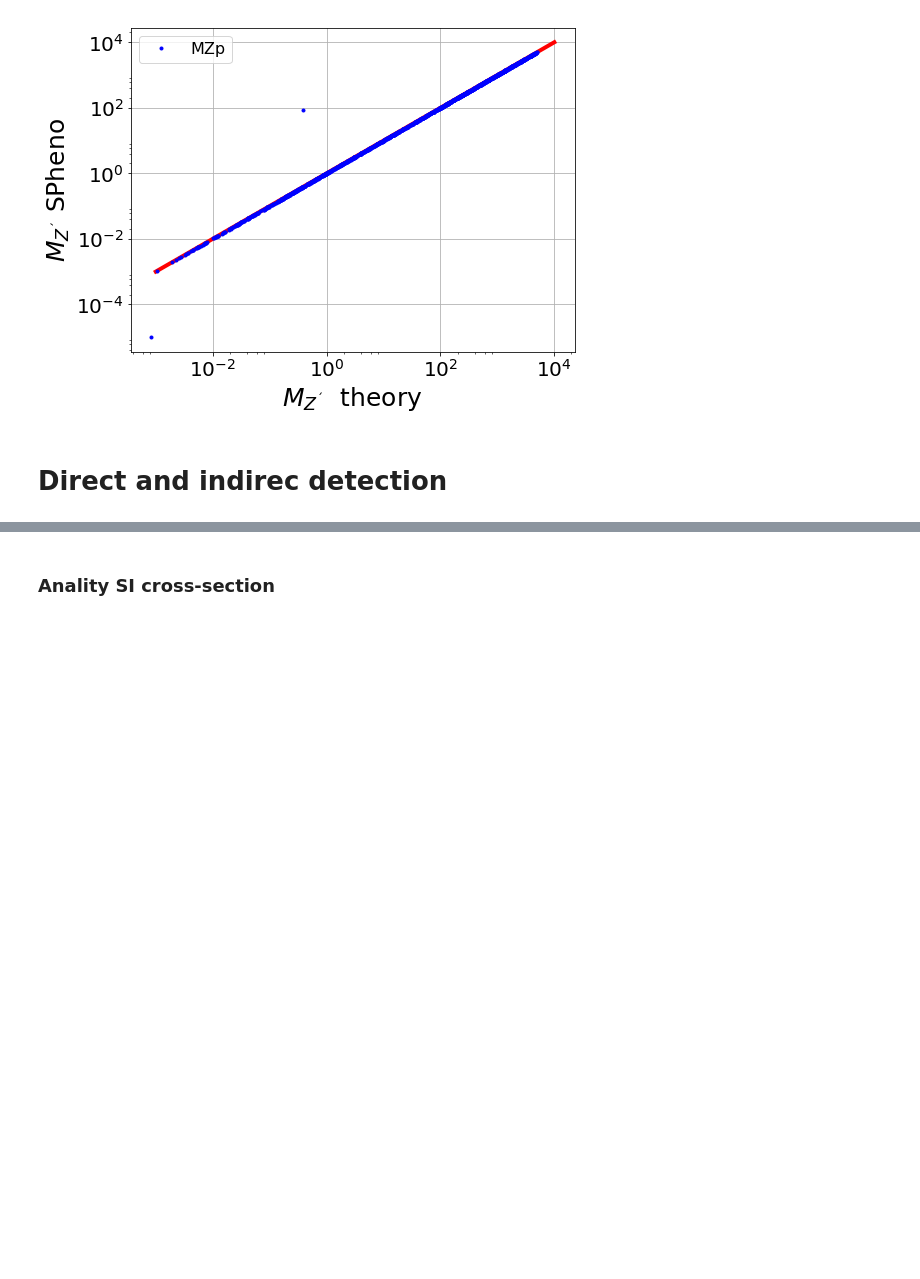
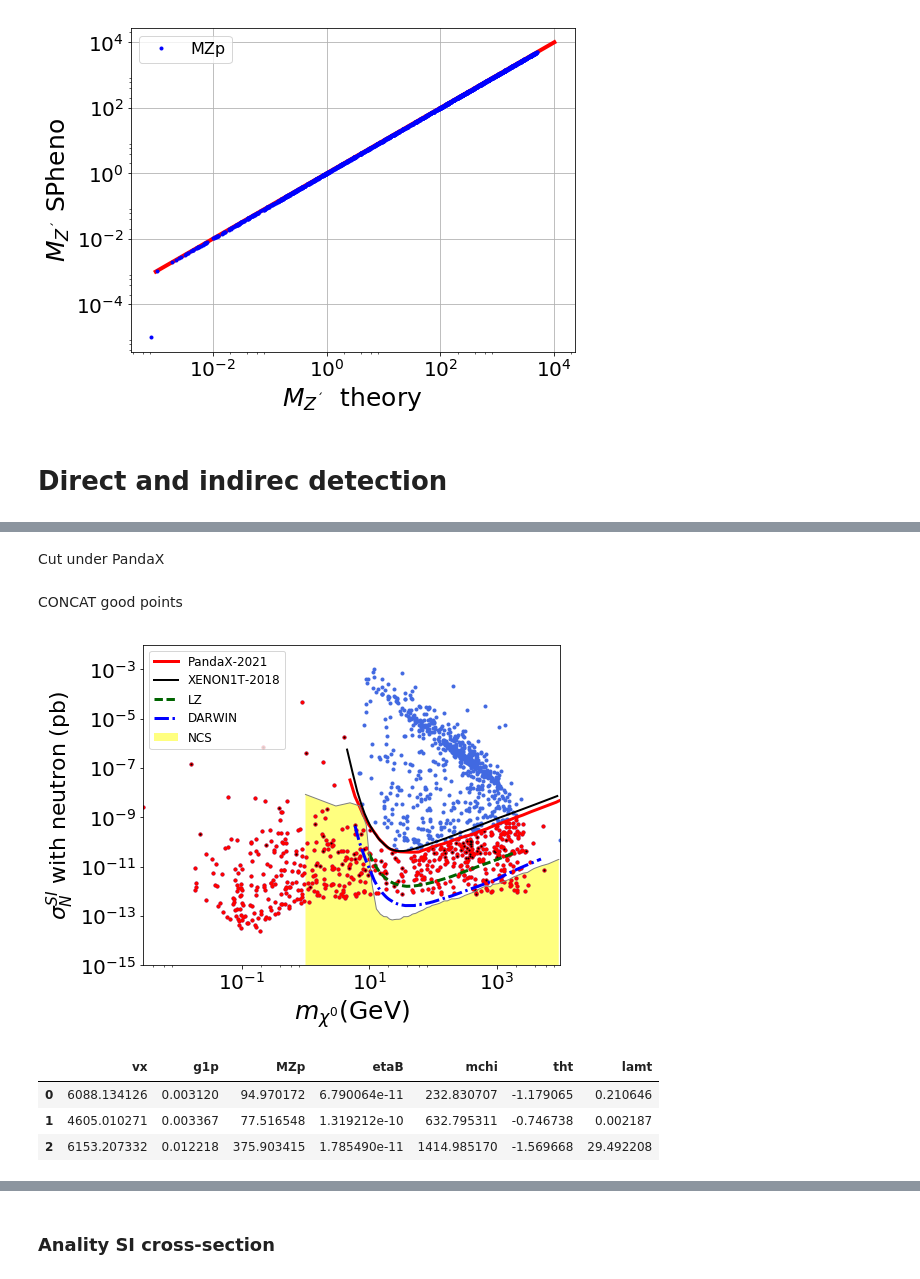
Before and after one commit to anferivera/DarkBariogenesis, a Jupyter notebook: U1B_model-random-scan-DM.ipynb, the cells around one changed output, grey strips where cells are left out. Drawn from its saved outputs; the diff is of its cells as text; code cells hidden in the pictures; blank space fills up the shorter version.

```diff
--- a/U1B_model-random-scan-DM.ipynb
+++ b/U1B_model-random-scan-DM.ipynb
@@ -91,6 +91,9 @@ plt.show()
 Improbing the reconstruction of the neutrino masses to the $10\%$
 # %%
 xd = xd[np.logical_and(np.abs(xd.mnu2-xd.mv2)*100/xd.mv2<10., np.abs(xd.mnu3-xd.mv3)*100/xd.mv3<10.)]
+
+xd = xd.reset_index()
+del[xd['index']]
 # %%
 xd.shape
 # %% [output]
@@ -308,0 +347,68 @@ plt.tight_layout()
+# %% [markdown]
+Cut under PandaX
+# %%
+yd0 = xd[np.logical_and(xd.mchi > 5,xd.mchi < 10000)]
+yd = yd0[yd0.SIN < pandaX21(yd0.mchi)*1e+36]
+zd = xd[xd.mchi < 5]
+
+#good baryogenesis
+wd0 = etaB10[np.logical_and(etaB10.mchi > 5,etaB10.mchi < 10000)]
+wd = wd0[wd0.SIN < pandaX21(wd0.mchi)*1e+36]
+wwd = etaB10[etaB10.mchi < 5]
+# %% [markdown]
+CONCAT good points
+# %%
+gd = pd.concat([yd,zd],ignore_index=True )
+gd = gd.reset_index()
+del[gd['index']]
+
+fp = pd.concat([wd,wwd],ignore_index=True )
+fp = fp.reset_index()
+del[fp['index']]
+# %%
+plt.figure(figsize=(8,6))
+
+plt.loglog(xd.mchi, xd.SIN, color='royalblue', marker='o',ms=3,linestyle='', label=r'')
+plt.loglog(gd.mchi, gd.SIN, color='red', marker='o',ms=3,linestyle='', label=r'')
+plt.loglog(fp.mchi, fp.SIN, color='black', marker='o',ms=1,linestyle='', label=r'')
+
+#plot pandaX data 1708.06917
+#m=np.arange(8.5,10000)
+#plt.loglog(m,pandaX(m)*1e+36,color='k',linestyle='dashed',lw=3,label='PandaX-2017')
+
+#plot pandaX 2107.13438
+m=np.arange(5,10000)
+plt.loglog(m,pandaX21(m)*1e+36,'r-',lw=3,label='PandaX-2021')
+
+#XENON1T
+n=np.arange(4.5,9000)
+plt.loglog(n,XENON1T(n)*1e+36,'k-',lw=2,label='XENON1T-2018')
+#plt LZ
+n=np.arange(10,2000)
+plt.semilogy(n,LZSI(n)*1e+36,color='darkgreen',linestyle='--',lw=3,label='LZ')
+
+#Neutrino coherent scattering
+n=np.arange(1,9.5e+3,2)
+plt.loglog(n,NCS(n),color='grey',lw=1.0,label='')
+back=[]
+for i in range(0,len(n)):
+    m = NCS(n[i])
+    back.append(m)
+back=np.asarray(back)
+plt.fill_between(n,1.e-38,back,facecolor='yellow',alpha=0.5,label='NCS')
+
+# DARWIN SI
+n=np.arange(6,5000)
+plt.loglog(n,DARSI(n)*1e+36,color='blue',linestyle='-.',lw=3,label='DARWIN')
+
+plt.xlabel(r'$m_{\chi^0}$(GeV)',size=25)
+plt.ylabel(r'$\sigma_N^{SI}$ with neutron (pb)',size=22)
+plt.legend(prop={'size':12},loc='best')
+
+plt.xlim(xd.mchi.min(),xd.mchi.max())
+plt.ylim(1e-15,1e-2)
+
+plt.tight_layout()
+plt.show()
+# %% [output]
+[figure, added]
@@ -308,0 +418,7 @@ plt.tight_layout()
+# %%
+fp[['vx','g1p','MZp','etaB','mchi','tht','lamt']][:3]
+# %% [output]
+|  | vx | g1p | MZp | etaB | mchi | tht | lamt |
+| 0 | 6088.134126 | 0.003120 | 94.970172 | 6.790064e-11 | 232.830707 | -1.179065 | 0.210646 |
+| 1 | 4605.010271 | 0.003367 | 77.516548 | 1.319212e-10 | 632.795311 | -0.746738 | 0.002187 |
+| 2 | 6153.207332 | 0.012218 | 375.903415 | 1.785490e-11 | 1414.985170 | -1.569668 | 29.492208 |
```
Also changed, not shown: parts of 26 cells of this notebook, 10 other files.
